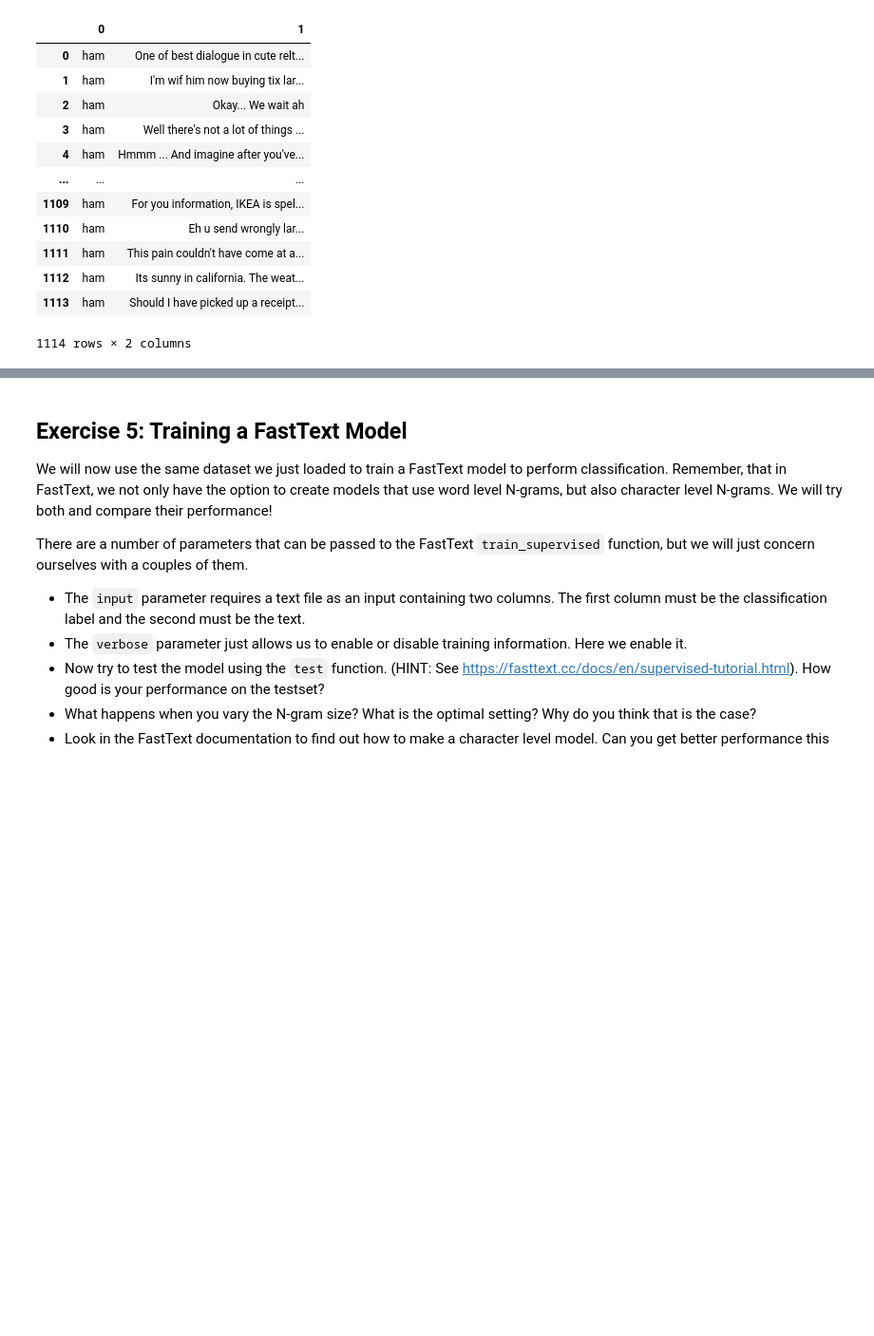
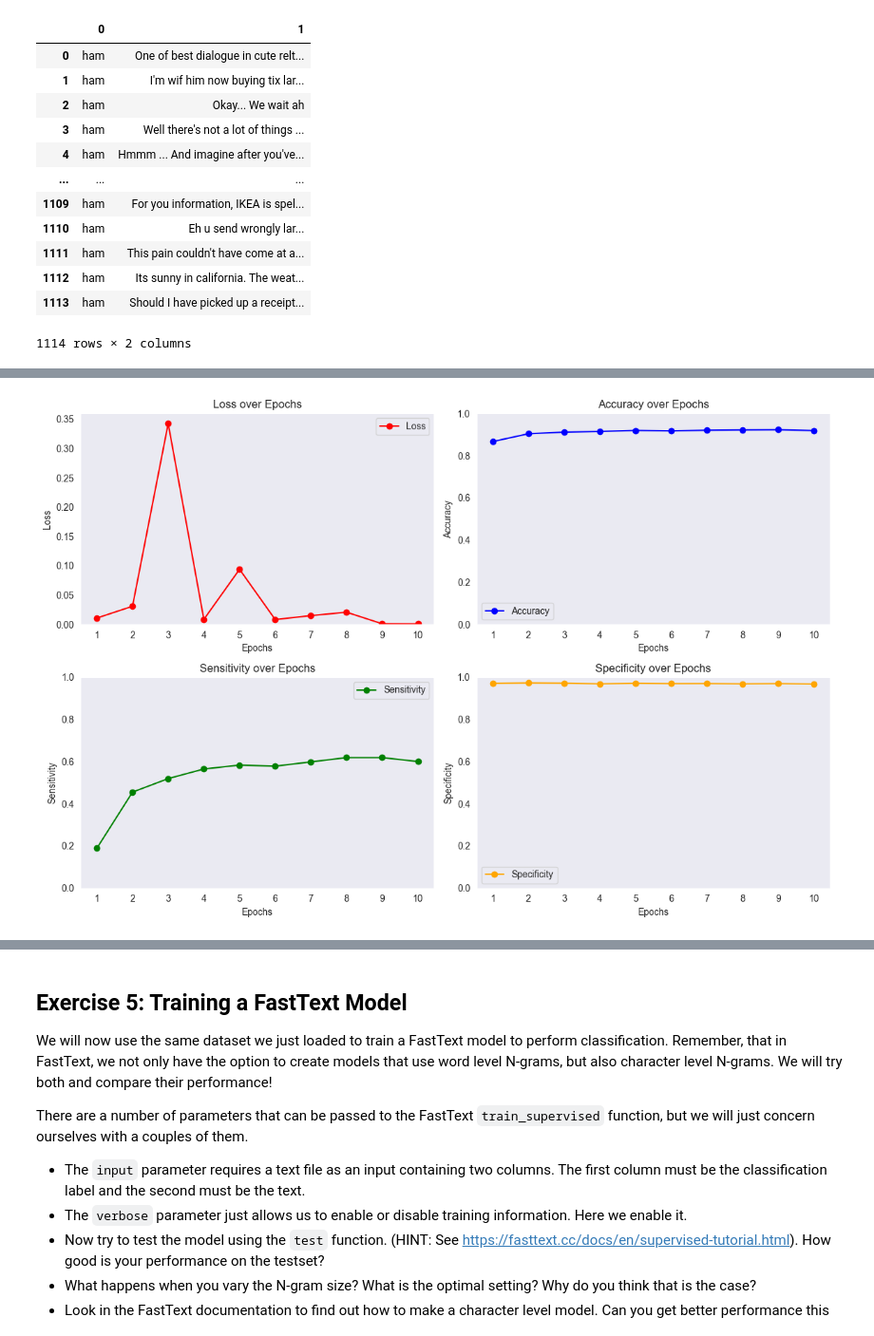
Before and after one commit to Twinbo/Signals-and-Data-Autumn-2025-student, a Jupyter notebook: week_8/ex_week_8.ipynb, the cells around one changed output, grey strips where cells are left out. Shown at 95% size. Cells and saved outputs as stored; diff of their text form; code cells hidden in the pictures; blank space fills up the shorter version.

```diff
--- a/week_8/ex_week_8.ipynb
+++ b/week_8/ex_week_8.ipynb
@@ -490,7 +490,7 @@ embed_dim = 300
 epochs = 10
 
 dataset_train = TextDataset('data/train_data.txt', embed_dim=embed_dim)
-dataloader_train = DataLoader(dataset_train, batch_size=32, shuffle=True)
+dataloader_train = DataLoader(dataset_train, batch_size=1, shuffle=True)
 
 model_save_dir = "models"
 model = TextClassifier(embed_dim=embed_dim, num_classes=dataset_train.num_classes)  # Adjust vocab_size and num_classes as needed
@@ -531,6 +531,8 @@ for epoch in tqdm(range(epochs)):
           f'Sensitivity: {sensitivity:.4f}, Specificity: {specificity:.4f}')
     metrics.append([loss.item(), accuracy_train/len(all_labels), sensitivity, specificity])
 
-print("Confusion Matrix:")
-print(cm)
+disp = ConfusionMatrixDisplay(confusion_matrix=cm, display_labels=dataset_train.labels)
+disp.plot(cmap="Blues")
+plt.grid(False)
+plt.show()
 # %% [output]
@@ -545,26 +552,31 @@ KeyboardInterrupt:
 # %%
-metric_names = ['Loss', 'Accuracy', 'Sensitivity', 'Specificity']
-colors = ['red', 'blue', 'green', 'orange']
+def plot_metrics(metrics):
+    metrics = np.array(metrics)
+    metric_names = ['Loss', 'Accuracy', 'Sensitivity', 'Specificity']
+    colors = ['red', 'blue', 'green', 'orange']
 
-# Create plots
-plt.figure(figsize=(12, 8))
+    # Create plots
+    plt.figure(figsize=(12, 8))
 
-for i in range(len(metric_names)):
-    plt.subplot(2, 2, i + 1)
-    plt.plot(epochs, metrics[:, i], marker='o', label=metric_names[i], color=colors[i])
-    plt.title(f'{metric_names[i]} over Epochs')
-    plt.xlabel('Epochs')
-    plt.ylabel(metric_names[i])
-    plt.xticks(epochs)
-    if i == 0:
-        plt.ylim(bottom=0)  # Only for Loss, no upper limit
-    else:
-        plt.ylim(0, 1)  # Set y-limits for accuracy, sensitivity, specificity
-    plt.grid()
-    plt.legend()
+    for i in range(len(metric_names)):
+        plt.subplot(2, 2, i + 1)
+        plt.plot(range(1, epochs+1), metrics[:, i], marker='o', label=metric_names[i], color=colors[i])
+        plt.title(f'{metric_names[i]} over Epochs')
+        plt.xlabel('Epochs')
+        plt.ylabel(metric_names[i])
+        plt.xticks(range(1, epochs+1))
+        if i == 0:
+            plt.ylim(bottom=0)  # Only for Loss, no upper limit
+        else:
+            plt.ylim(0, 1)  # Set y-limits for accuracy, sensitivity, specificity
+        plt.grid()
+        plt.legend()
 
-plt.tight_layout()  # Adjust the layout
-plt.show()
+    plt.tight_layout()  # Adjust the layout
+    plt.show()
+plot_metrics(metrics)
+# %% [output]
+[figure, added]
 # %%
 dataset_test = TextDataset('data/test_data.txt', embed_dim=embed_dim, embedding=dataset_train.embedding)
 dataloader_test = DataLoader(dataset_test, batch_size=32, shuffle=False)
```
Also changed, not shown: parts of 3 cells of this notebook.
